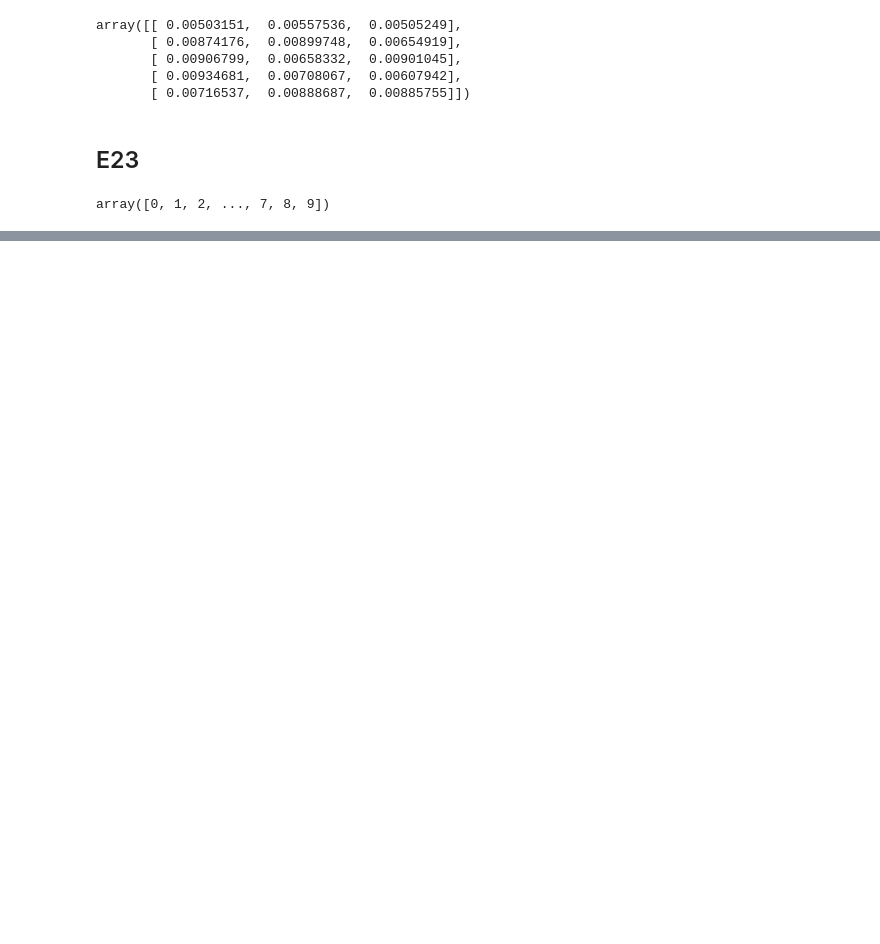
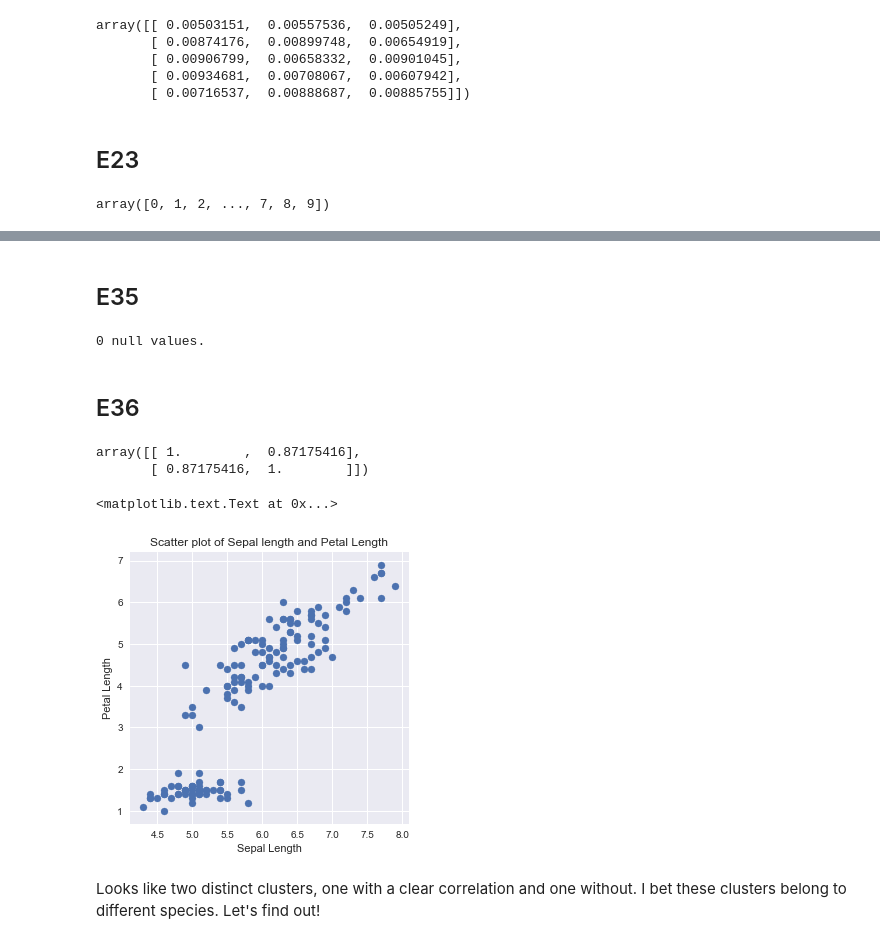
Before and after one commit to gustavgransbo/Data-Science-Playground, a Jupyter notebook: 101 NumPy Exercises for Data Analysis.ipynb, the cells around one changed output, grey strips where cells are left out. Drawn from its saved outputs; the diff is of its cells as text; code cells hidden in the pictures; blank space fills up the shorter version.

```diff
--- a/101 NumPy Exercises for Data Analysis.ipynb
+++ b/101 NumPy Exercises for Data Analysis.ipynb
@@ -221,0 +373,29 @@ array([0, 1, 2, ..., 7, 8, 9])
+# %% [markdown]
+## E35
+# %%
+iris_2d = iris_2d[~np.isnan(iris_2d).any(axis=1)]
+print("{} null values.".format(np.isnan(iris_2d).sum()))
+# %% [output]
+0 null values.
+# %% [markdown]
+## E36
+# %%
+url = 'https://archive.ics.uci.edu/ml/machine-learning-databases/iris/iris.data'
+iris_2d = np.genfromtxt(url, delimiter=',', dtype='float', usecols=[0,1,2,3])
+# %%
+cormat = np.corrcoef(iris_2d[:,0], iris_2d[:,2])
+cormat
+# %% [output]
+array([[ 1.        ,  0.87175416],
+       [ 0.87175416,  1.        ]])
+# %%
+f, ax = plt.subplots(figsize=(5,5))
+plt.scatter(iris_2d[:,0], iris_2d[:,2])
+ax.set_xlabel('Sepal Length')
+ax.set_ylabel('Petal Length')
+ax.set_title('Scatter plot of Sepal length and Petal Length')
+# %% [output]
+<matplotlib.text.Text at 0x...>
+[figure, added]
+# %% [markdown]
+Looks like two distinct clusters, one with a clear correlation and one without. I bet these clusters belong to different species. Let's find out!
```
Also changed, not shown: parts of 76 cells of this notebook, 1 other file.
